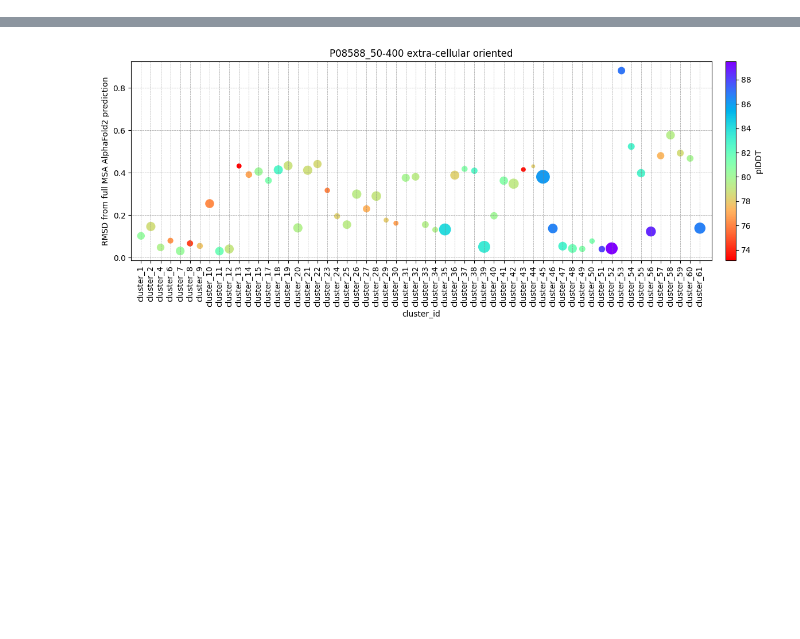
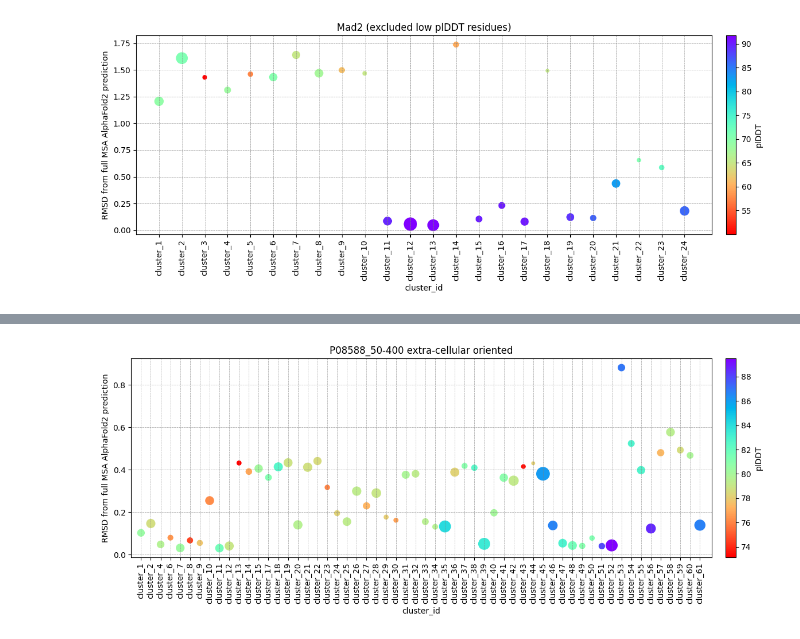
Before and after one commit to RitAreaSciencePark/MSARC, a Jupyter notebook: predictions_analysis.ipynb, the cells around one changed output, grey strips where cells are left out. Cells and saved outputs as stored; diff of their text form; code cells hidden in the pictures; blank space fills up the shorter version.

```diff
--- a/predictions_analysis.ipynb
+++ b/predictions_analysis.ipynb
@@ -105 +131,6 @@ def main(name):
+# %%
+name = 'Mad2'
+main(name)
+# %% [output]
+[figure, added]
 # %%
```
Also changed, not shown: parts of 12 cells of this notebook.
